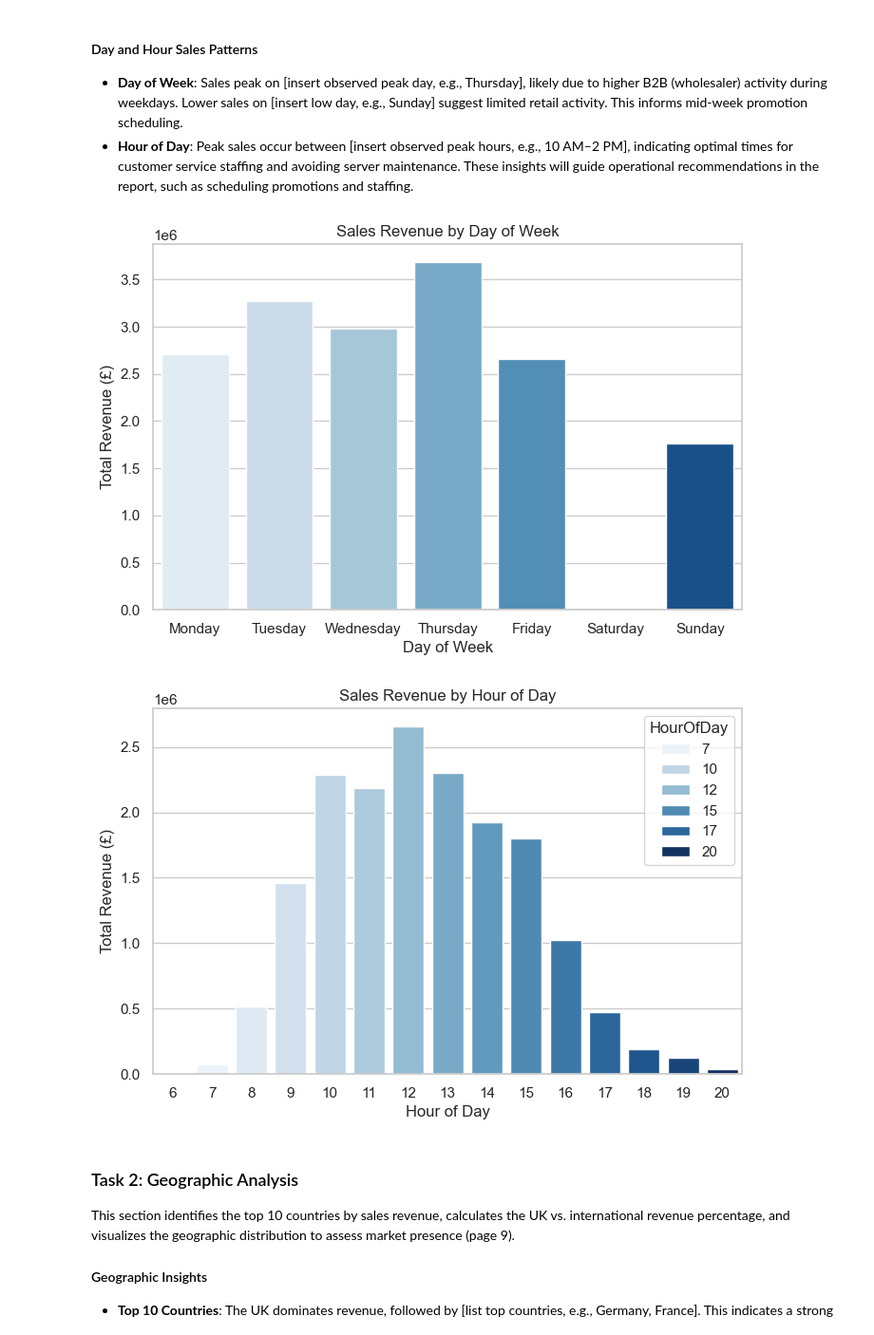
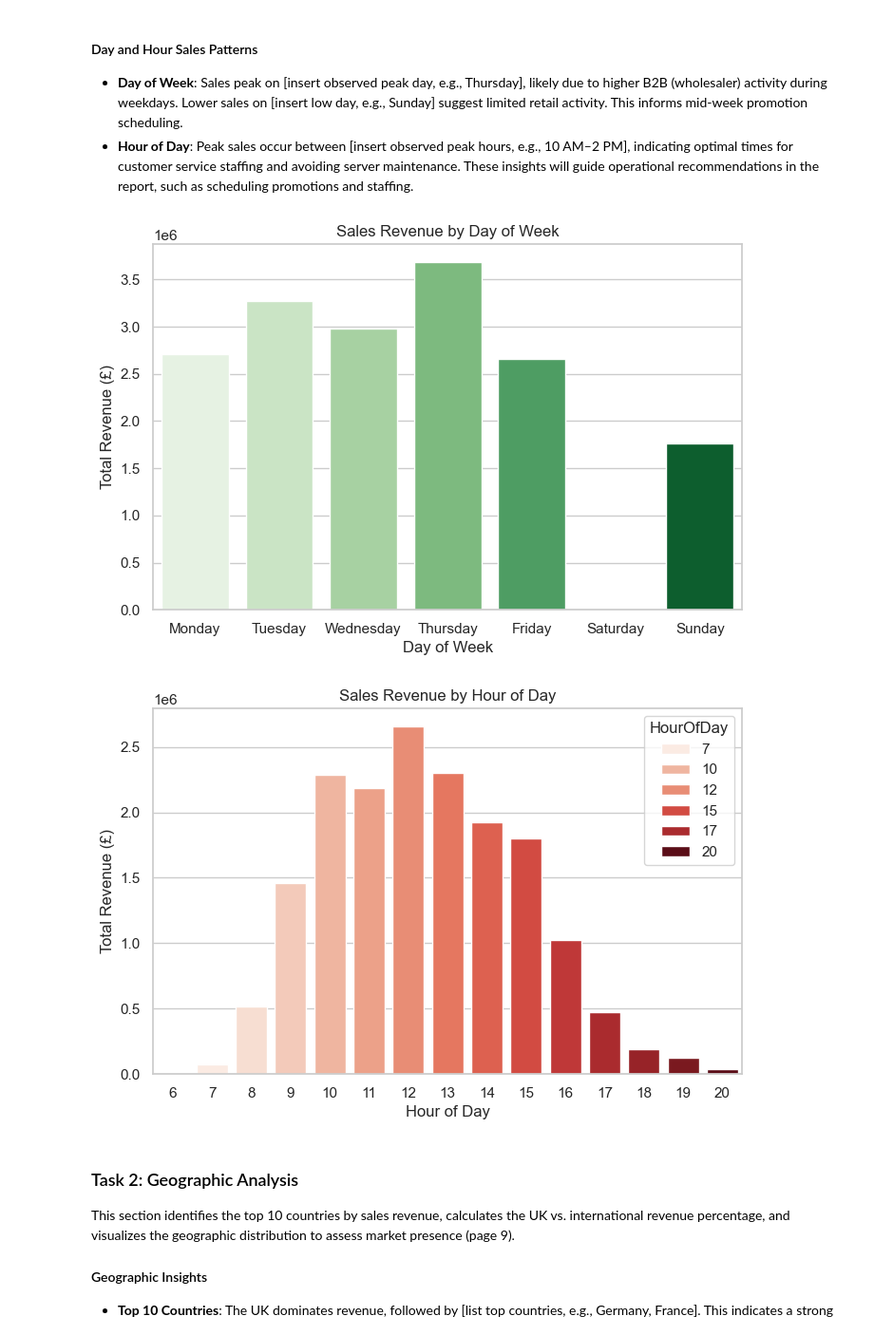
Before and after one commit to lihiniapsara/Python_Final_CW, a Jupyter notebook: UK-Based E-Commerce Retailer.ipynb, the cells around one changed output. Shown at 95% size. Saved outputs shown, nothing was run; the diff lists cells and outputs as text; code cells hidden in the pictures.

```diff
--- a/UK-Based E-Commerce Retailer.ipynb
+++ b/UK-Based E-Commerce Retailer.ipynb
@@ -257,32 +257,32 @@ These insights will guide operational recommendations in the report, such as sch
 # %%
 # Sales by Day of Week
 day_sales = df.groupby('DayOfWeek')['TotalPrice'].sum().reset_index() # DayOfWeek අනුව group කරලා, sales total (TotalPrice) එක ගන්නවා.
 day_sales['DayOfWeek'] = day_sales['DayOfWeek'].map({   # Dayofweek values text labels වලට convert කරනවා.
     0: 'Monday', 1: 'Tuesday', 2: 'Wednesday', 3: 'Thursday',
     4: 'Friday', 5: 'Saturday', 6: 'Sunday'
 })
 
 # Bar plot for sales by day of week
 plt.figure(figsize=(8, 5))  # .figure -> aluth figure ekak creaate karanawa  (w,h denne inch walin)
-sns.barplot(data=day_sales, x='DayOfWeek', y='TotalPrice', hue='DayOfWeek', palette='Blues') # Bar chart ekak plot karanwa
+sns.barplot(data=day_sales, x='DayOfWeek', y='TotalPrice', hue='DayOfWeek', palette='Greens') # Bar chart ekak plot karanwa
 plt.title('Sales Revenue by Day of Week')
 plt.xlabel('Day of Week')
 plt.ylabel('Total Revenue (£)')
 plt.savefig('D:/Python/Python Final CW/image/day_sales.png')  # Save for report
 plt.show()
 
 # Sales by Hour of Day
 hour_sales = df.groupby('HourOfDay')['TotalPrice'].sum().reset_index() # HourOfDay අනුව group කරලා, sales total (TotalPrice) එක ගන්නවා.
 plt.figure(figsize=(8, 5))
-sns.barplot(data=hour_sales, x='HourOfDay', y='TotalPrice', hue='HourOfDay', palette='Blues') # hue='HourOfDay' → Bar color එක hour අනුව වෙනස් කරනවා.  ,  palette='Blues' → Blue shades එකෙන් color theme එක set කරනවා.
+sns.barplot(data=hour_sales, x='HourOfDay', y='TotalPrice', hue='HourOfDay', palette='Reds') # hue='HourOfDay' → Bar color එක hour අනුව වෙනස් කරනවා.  ,  palette='Blues' → Blue shades එකෙන් color theme එක set කරනවා.
 plt.title('Sales Revenue by Hour of Day')
 plt.xlabel('Hour of Day')
 plt.ylabel('Total Revenue (£)')
 plt.savefig('D:/Python/Python Final CW/image/hour_sales.png')  # Save for report
 plt.show()
 # %% [output]
-[figure, old version]
+[figure, new version]
-[figure, old version]
+[figure, new version]
 # %% [markdown]
 ### Task 2: Geographic Analysis
 This section identifies the top 10 countries by sales revenue, calculates the UK vs. international revenue percentage, and visualizes the geographic distribution to assess market presence (page 9).
```
Also changed, not shown: parts of 2 cells of this notebook, 2 other files.
